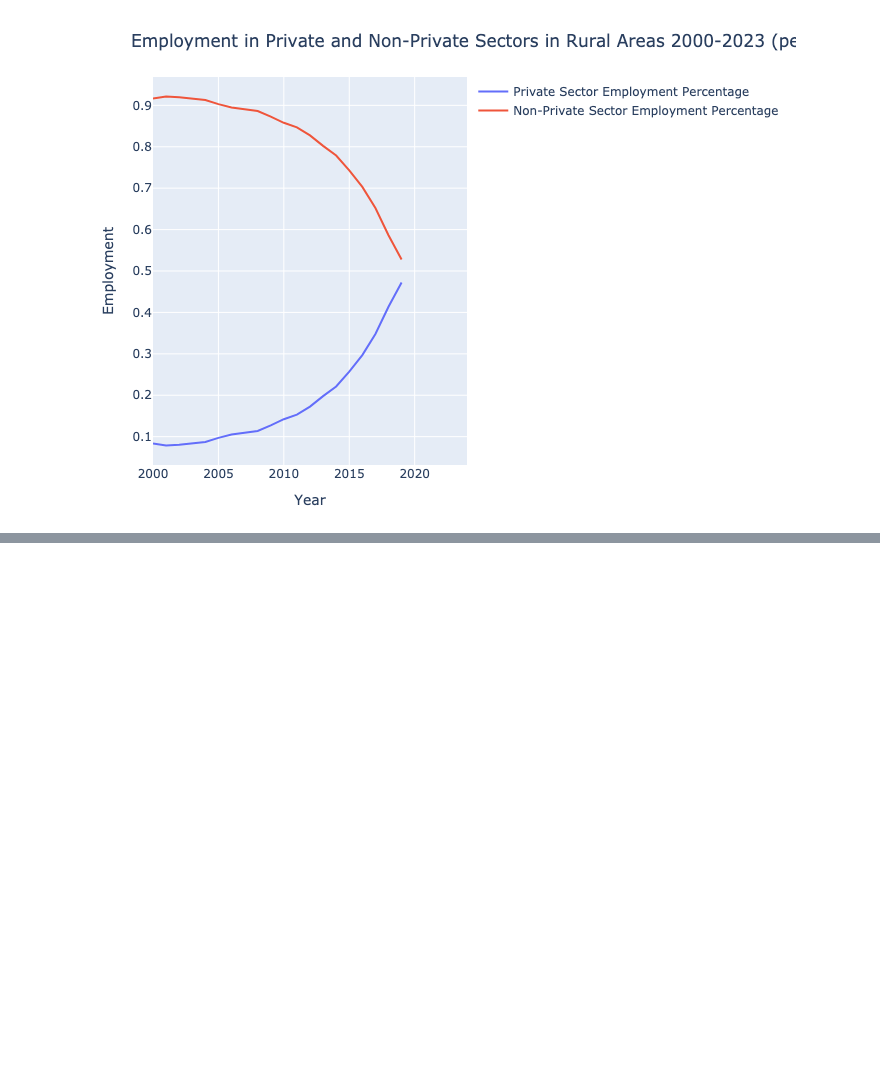
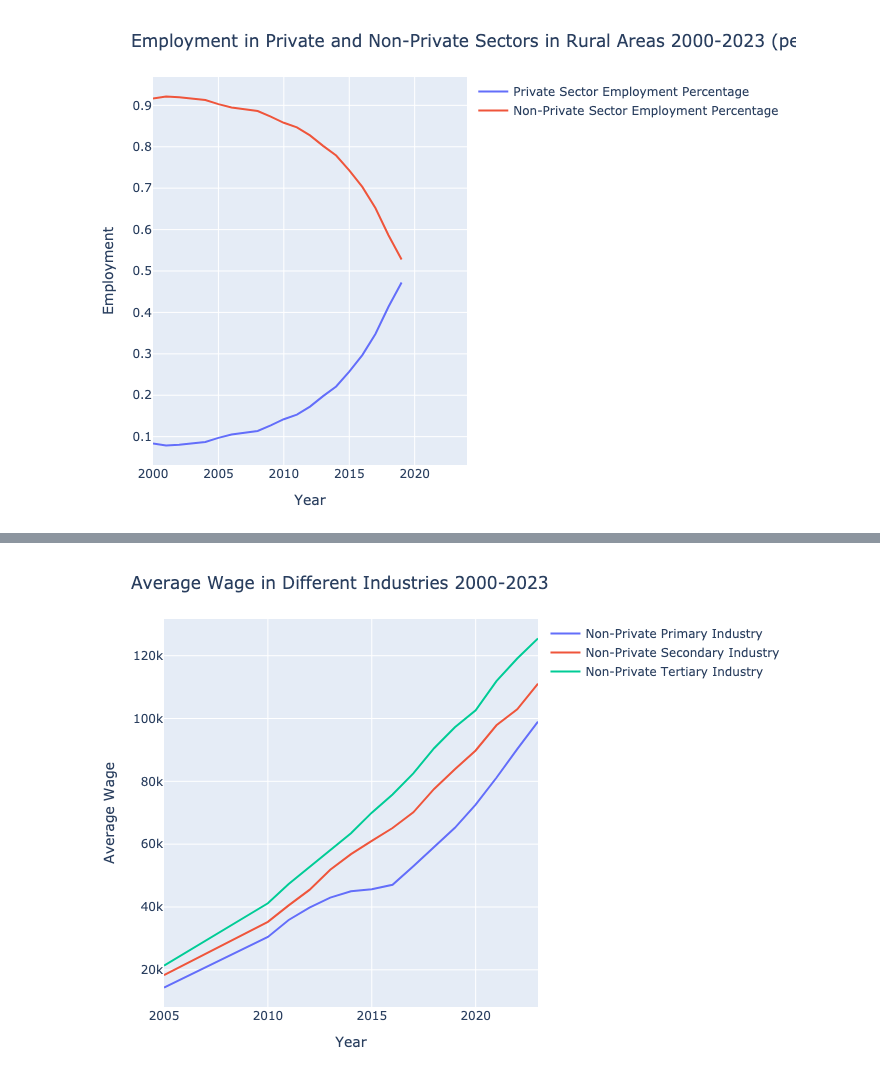
Before and after one commit to liminglin98/Labor-with-Moshe, a Jupyter notebook: Code/Grapha.ipynb, the cells around one changed output, grey strips where cells are left out. Cells and saved outputs as stored; diff of their text form; code cells hidden in the pictures; blank space fills up the shorter version.

Commit message:
Updated Graphs and Data

```diff
--- a/Code/Grapha.ipynb
+++ b/Code/Grapha.ipynb
@@ -240,3 +241,5 @@ layout7 = PlotlyJS.Layout(
 display(PlotlyJS.plot([private_rural_line_percentage, non_private_rural_line_percentage], layout7))
 # %% [output]
 [figure]
+# %%
+df_4_12_year=CSV.read("Data/4-12_AverageWageofEmployedPersonsinUrbanNon-PrivateUnitsbySector by Year.csv", DataFrame)
@@ -242,0 +287,31 @@ display(PlotlyJS.plot([private_rural_line_percentage, non_private_rural_line_per
+# %%
+#Evolution of Average Wage in Different Sectors
+pi_wage_line = PlotlyJS.scatter(
+    x = df_4_12_year."Year",
+    y = df_4_12_year."Primary Industry",
+    mode = "lines",
+    name = "Non-Private Primary Industry",
+    yaxis = "y"   # primary y-axis
+)
+si_wage_line = PlotlyJS.scatter(
+    x = df_4_12_year."Year",
+    y = df_4_12_year."Secondary Industry",
+    mode = "lines",
+    name = "Non-Private Secondary Industry",
+    yaxis = "y"   # primary y-axis
+)
+ti_wage_line = PlotlyJS.scatter(
+    x = df_4_12_year."Year",
+    y = df_4_12_year."Tertiary Industry",
+    mode = "lines",
+    name = "Non-Private Tertiary Industry",
+    yaxis = "y"   # primary y-axis
+)
+layout8 = PlotlyJS.Layout(
+    title = "Average Wage in Different Industries 2000-2023",
+    xaxis = PlotlyJS.attr(title = "Year"),
+    yaxis = PlotlyJS.attr(title = "Average Wage"),
+)
+display(PlotlyJS.plot([pi_wage_line, si_wage_line, ti_wage_line], layout8))
+# %% [output]
+[figure, added]
```
Also changed, not shown: parts of 7 cells of this notebook, 10 other files.
